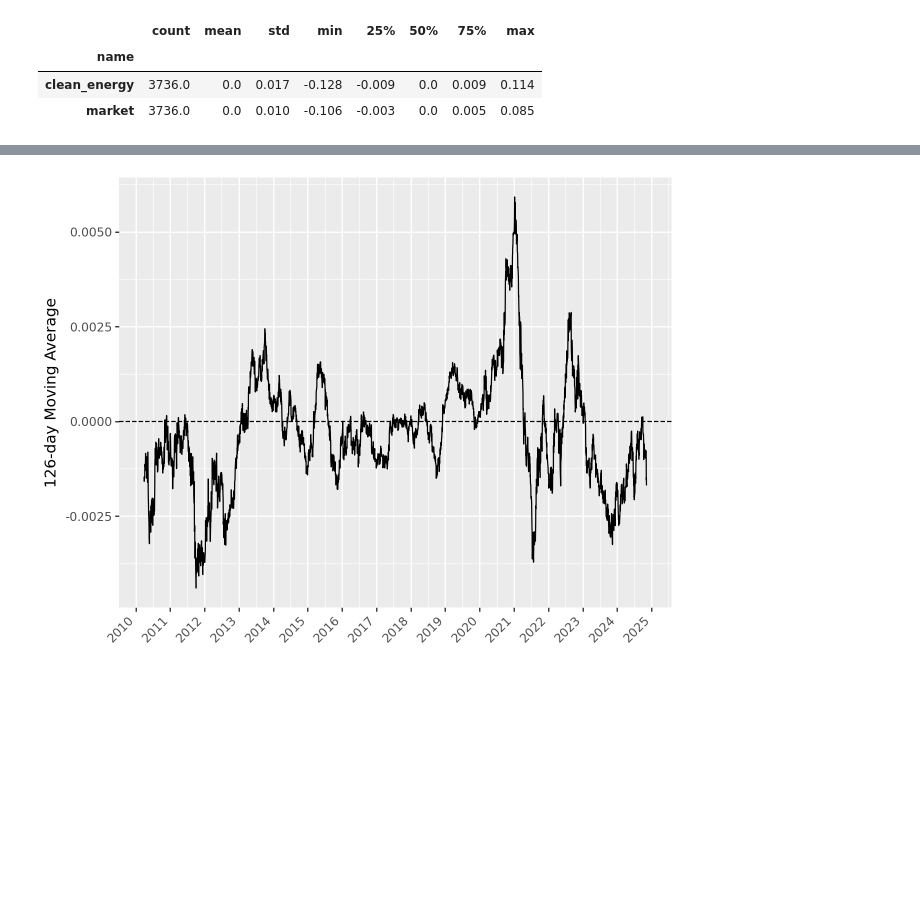
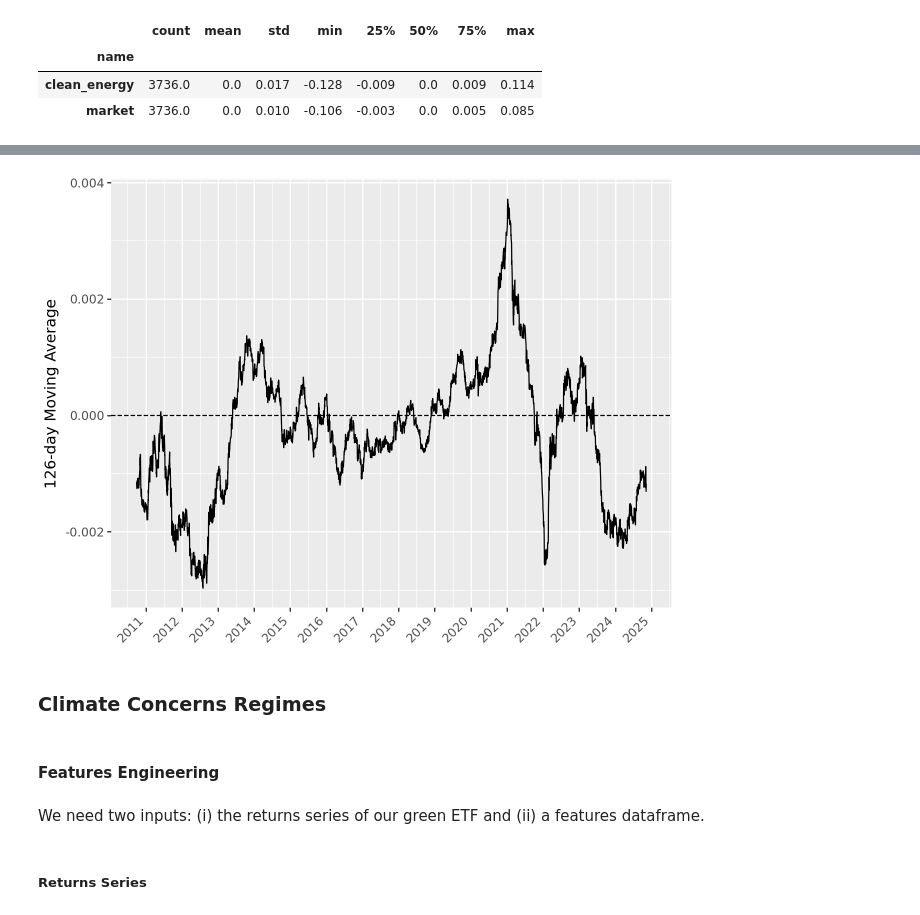
Before and after one commit to tlorans/climateriskspst, a Jupyter notebook: green_factor.ipynb, the cells around one changed output, grey strips where cells are left out. Saved outputs shown, nothing was run; the diff lists cells and outputs as text; code cells hidden in the pictures; blank space fills up the shorter version.

```diff
--- a/green_factor.ipynb
+++ b/green_factor.ipynb
@@ -70,34 +67,36 @@ Price          name       date       ret  active_ret
 # %%
-# 126 day moving average
+# 252 day moving average
 
-# Compute the 126-day moving average of the active returns
+# Compute the 252-day moving average of the active returns
 active_returns_ma = (
     active_returns
     .assign(
         active_ret_ma=lambda x: x.groupby("name")["active_ret"].transform(
-            lambda x: x.rolling(window=126).mean()
+            lambda x: x.rolling(window=252).mean()
         )
     )
     .dropna(subset=["active_ret_ma"])
     .pivot(index="date", columns="name", values="active_ret_ma")
     .get(["clean_energy"])
 )
 
 # plot the the moving average, add a horizontal line at 0
 plot_ma = (
     ggplot(active_returns_ma.reset_index(), aes(x="date", y="clean_energy"))
     + geom_line()
     + geom_hline(yintercept=0, linetype="dashed")
     + scale_x_datetime(breaks=date_breaks("1 year"), labels=date_format("%Y"))
     + labs(
         x="",
         y="126-day Moving Average",
         title="",
         color="Name",
     )
     + theme(axis_text_x=element_text(angle=45, hjust=1))
 )
 
 plot_ma.show()
 # %% [output]
-[figure, old version]
+[figure, new version]
+# %% [markdown]
+### Climate Concerns Regimes
@@ -103,0 +105,6 @@ plot_ma.show()
+# %% [markdown]
+#### Features Engineering
+# %% [markdown]
+We need two inputs: (i) the returns series of our green ETF and (ii) a features dataframe.
+# %% [markdown]
+##### Returns Series
```
Also changed, not shown: parts of 11 cells of this notebook.
